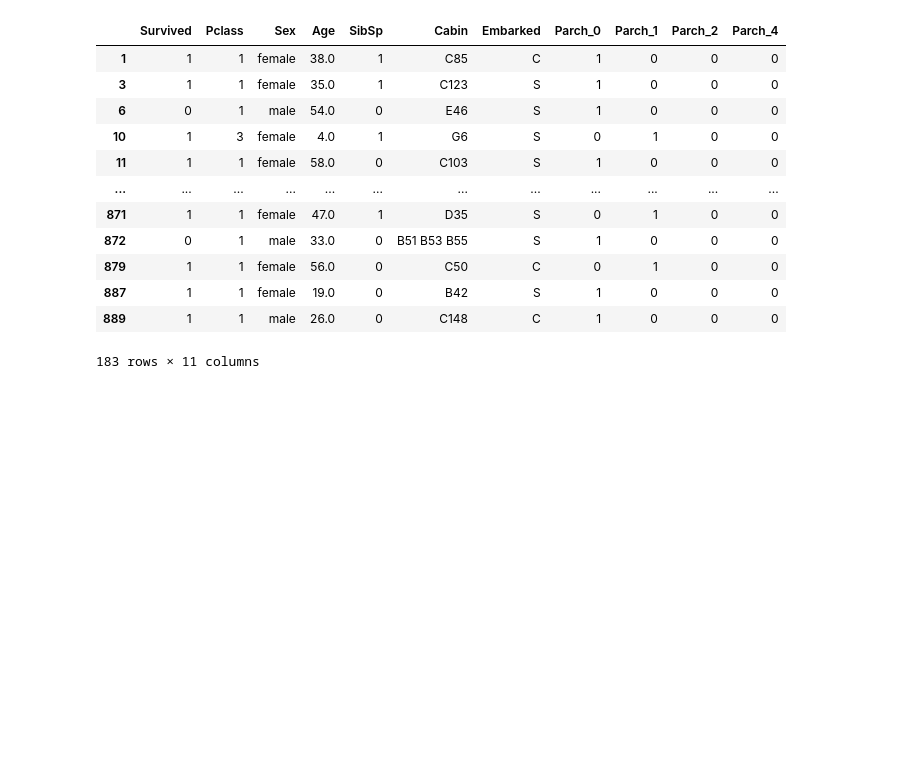
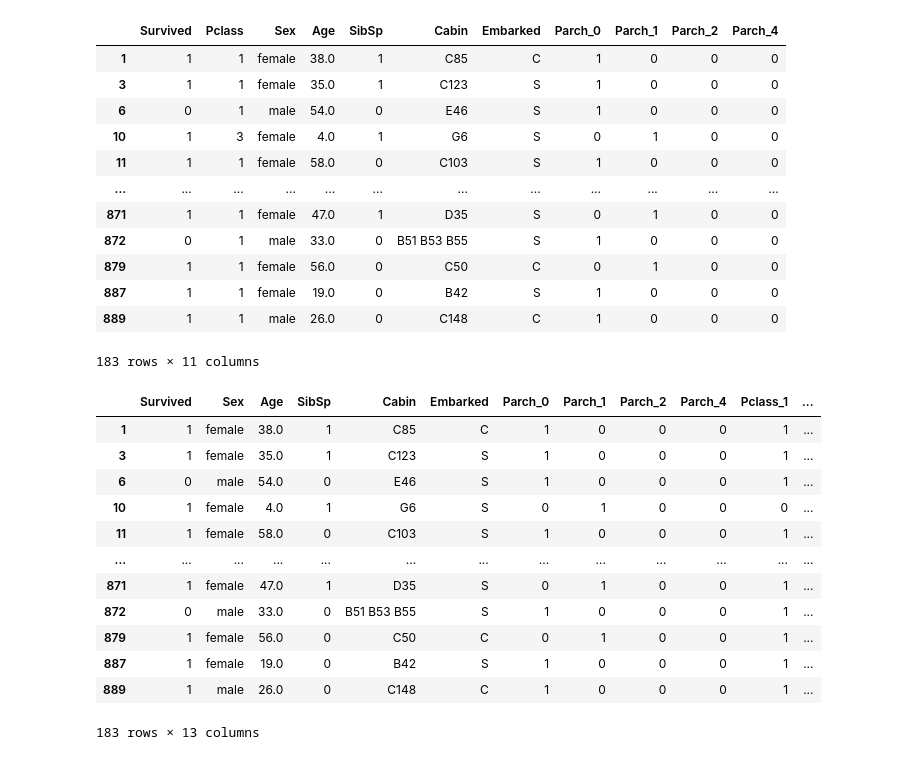
Before and after one commit to ralampay/data-science-lecture-notes, a Jupyter notebook: Data Analysis with Pandas.ipynb, the cells around one changed output. Saved outputs shown, nothing was run; the diff lists cells and outputs as text; code cells hidden in the pictures; blank space fills up the shorter version.

```diff
--- a/Data Analysis with Pandas.ipynb
+++ b/Data Analysis with Pandas.ipynb
@@ -374,5 +374,31 @@ df_clean
 # %%
 # Exercise:
 # 1. Create a one hot encoded dataframe for Pclass
+df_parch_one_hot_encoded = pd.get_dummies(df_clean['Pclass'], prefix='Pclass')
+
 # 2. Drop Pclass from df_clean
+df_clean = df_clean.drop(['Pclass'], axis=1)
+
 # 3. Concatenate the result in 1 to df_clean
+dataframes_to_combine = [
+    df_clean,
+    df_parch_one_hot_encoded
+]
+
+df_clean = pd.concat(dataframes_to_combine, axis=1)
+
+df_clean
+# %% [output]
+|  | Survived | Sex | Age | SibSp | Cabin | Embarked | Parch_0 | Parch_1 | Parch_2 | Parch_4 | Pclass_1 | ... |
+| 1 | 1 | female | 38.0 | 1 | C85 | C | 1 | 0 | 0 | 0 | 1 | ... |
+| 3 | 1 | female | 35.0 | 1 | C123 | S | 1 | 0 | 0 | 0 | 1 | ... |
+| 6 | 0 | male | 54.0 | 0 | E46 | S | 1 | 0 | 0 | 0 | 1 | ... |
+| 10 | 1 | female | 4.0 | 1 | G6 | S | 0 | 1 | 0 | 0 | 0 | ... |
+| 11 | 1 | female | 58.0 | 0 | C103 | S | 1 | 0 | 0 | 0 | 1 | ... |
+| ... | ... | ... | ... | ... | ... | ... | ... | ... | ... | ... | ... | ... |
+| 871 | 1 | female | 47.0 | 1 | D35 | S | 0 | 1 | 0 | 0 | 1 | ... |
+| 872 | 0 | male | 33.0 | 0 | B51 B53 B55 | S | 1 | 0 | 0 | 0 | 1 | ... |
+| 879 | 1 | female | 56.0 | 0 | C50 | C | 0 | 1 | 0 | 0 | 1 | ... |
+| 887 | 1 | female | 19.0 | 0 | B42 | S | 1 | 0 | 0 | 0 | 1 | ... |
+| 889 | 1 | male | 26.0 | 0 | C148 | C | 1 | 0 | 0 | 0 | 1 | ... |
+183 rows × 13 columns
```
Also changed, not shown: parts of 1 cell of this notebook.
